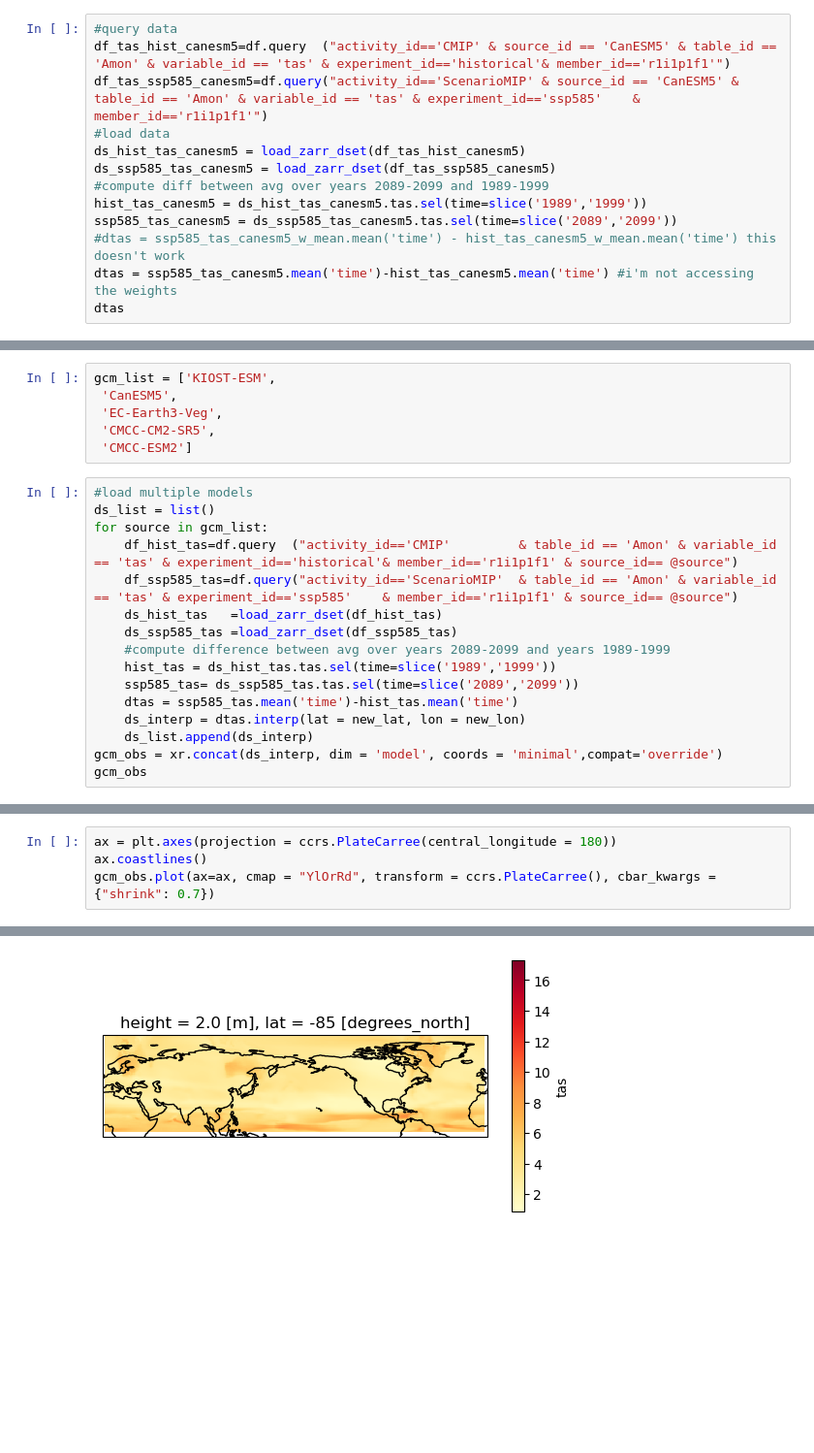
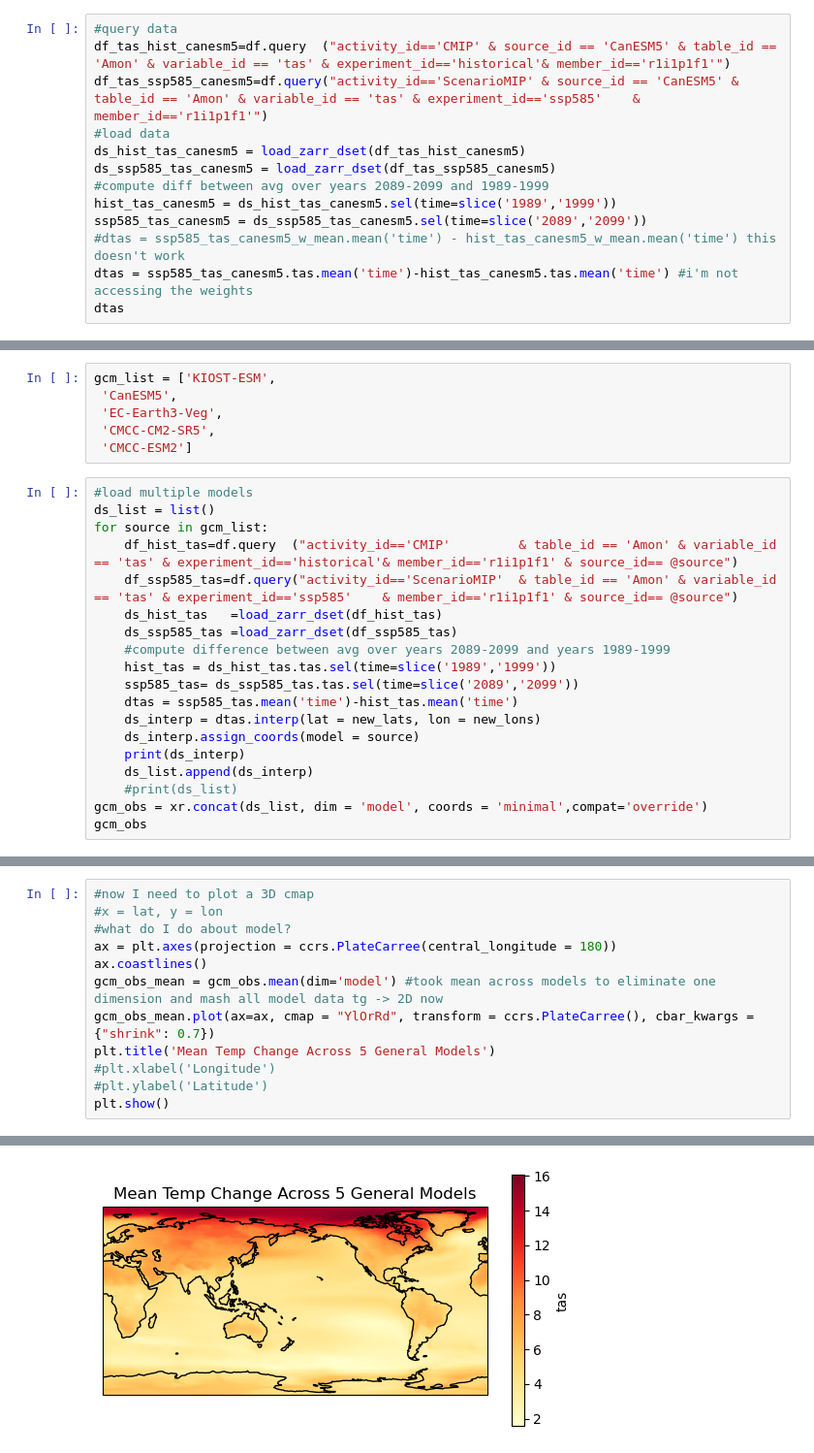
Before and after one commit to jinnayoon/cmip6-tempchangeproj, a Jupyter notebook: regional_temperature_changes.ipynb, the cells around one changed output, grey strips where cells are left out. Shown at 97% size. Cells and saved outputs as stored; diff of their text form; blank space fills up the shorter version.

```diff
--- a/regional_temperature_changes.ipynb
+++ b/regional_temperature_changes.ipynb
@@ -110,10 +111,10 @@ df_tas_ssp585_canesm5=df.query("activity_id=='ScenarioMIP' & source_id == 'CanES
 ds_hist_tas_canesm5 = load_zarr_dset(df_tas_hist_canesm5)
 ds_ssp585_tas_canesm5 = load_zarr_dset(df_tas_ssp585_canesm5)
 #compute diff between avg over years 2089-2099 and 1989-1999
-hist_tas_canesm5 = ds_hist_tas_canesm5.tas.sel(time=slice('1989','1999'))
-ssp585_tas_canesm5 = ds_ssp585_tas_canesm5.tas.sel(time=slice('2089','2099'))
+hist_tas_canesm5 = ds_hist_tas_canesm5.sel(time=slice('1989','1999'))
+ssp585_tas_canesm5 = ds_ssp585_tas_canesm5.sel(time=slice('2089','2099'))
 #dtas = ssp585_tas_canesm5_w_mean.mean('time') - hist_tas_canesm5_w_mean.mean('time') this doesn't work
-dtas = ssp585_tas_canesm5.mean('time')-hist_tas_canesm5.mean('time') #i'm not accessing the weights
+dtas = ssp585_tas_canesm5.tas.mean('time')-hist_tas_canesm5.tas.mean('time') #i'm not accessing the weights
 dtas
 # %% [output]
 <xarray.DataArray 'tas' (lat: 64, lon: 128)> dask.array<sub, shape=(64, 128), dtype=float32, chunksize=(64, 128), chunktype=numpy.ndarray> Coordinates: height float64 2.0 * lat (lat) float64 -87.86 -8 ...
@@ -168,8 +169,11 @@ for source in gcm_list:
     hist_tas = ds_hist_tas.tas.sel(time=slice('1989','1999'))
     ssp585_tas= ds_ssp585_tas.tas.sel(time=slice('2089','2099'))
     dtas = ssp585_tas.mean('time')-hist_tas.mean('time')
-    ds_interp = dtas.interp(lat = new_lat, lon = new_lon)
+    ds_interp = dtas.interp(lat = new_lats, lon = new_lons)
+    ds_interp.assign_coords(model = source)
+    print(ds_interp)
     ds_list.append(ds_interp)
-gcm_obs = xr.concat(ds_interp, dim = 'model', coords = 'minimal',compat='override')
+    #print(ds_list)
+gcm_obs = xr.concat(ds_list, dim = 'model', coords = 'minimal',compat='override')
 gcm_obs
 # %% [output]
@@ -203,5 +222,13 @@ Attributes: (0)
 # %%
+#now I need to plot a 3D cmap
+#x = lat, y = lon
+#what do I do about model?
 ax = plt.axes(projection = ccrs.PlateCarree(central_longitude = 180))
 ax.coastlines()
-gcm_obs.plot(ax=ax, cmap = "YlOrRd", transform = ccrs.PlateCarree(), cbar_kwargs = {"shrink": 0.7})
+gcm_obs_mean = gcm_obs.mean(dim='model') #took mean across models to eliminate one dimension and mash all model data tg -> 2D now
+gcm_obs_mean.plot(ax=ax, cmap = "YlOrRd", transform = ccrs.PlateCarree(), cbar_kwargs = {"shrink": 0.7})
+plt.title('Mean Temp Change Across 5 General Models')
+#plt.xlabel('Longitude')
+#plt.ylabel('Latitude')
+plt.show()
 # %% [output]
@@ -209 +235 @@ gcm_obs.plot(ax=ax, cmap = "YlOrRd", transform = ccrs.PlateCarree(), cbar_kwargs
-[figure, old version]
+[figure, new version]
```
Also changed, not shown: parts of 9 cells of this notebook, 2 other files.
